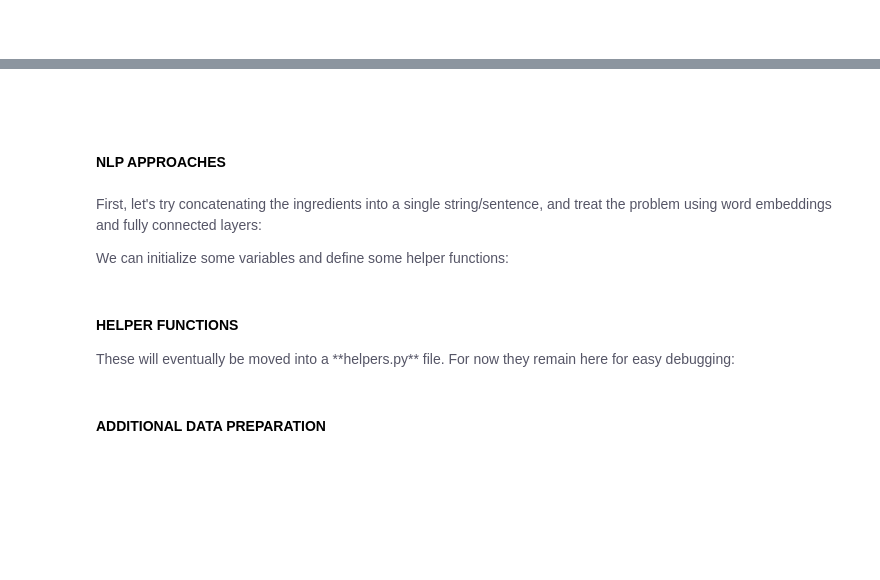
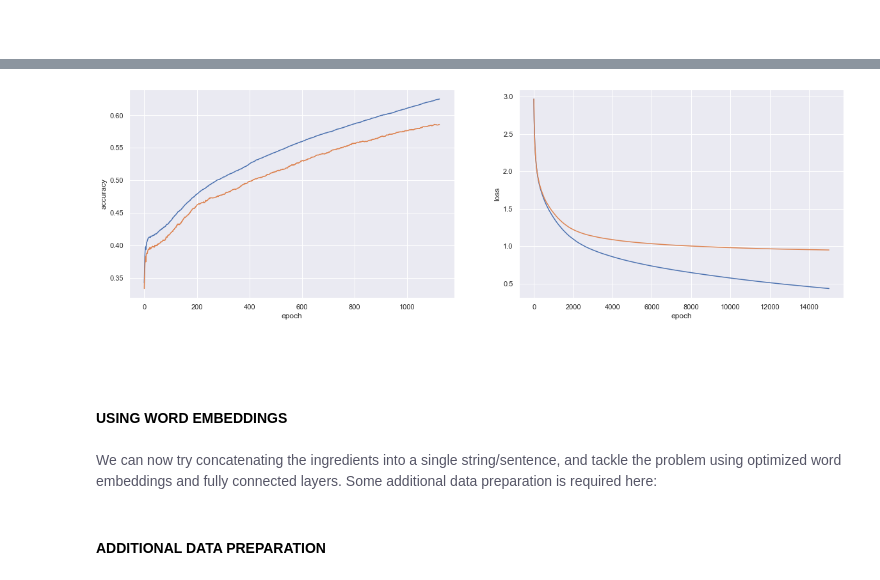
Before and after one commit to harveyhwm/kaggle-whats-cooking, a Jupyter notebook: kaggle-whats-cooking.ipynb, the cells around one changed output, grey strips where cells are left out. Drawn from its saved outputs; the diff is of its cells as text; code cells hidden in the pictures; blank space fills up the shorter version.

```diff
--- a/kaggle-whats-cooking.ipynb
+++ b/kaggle-whats-cooking.ipynb
@@ -343,0 +844,8 @@ pd.DataFrame.from_dict(train)
+# %%
+model1,model_history1,model_data1 = cbc_wrapper(data_ordinal,epochs=20000,verbose=1000,eval_metric='Accuracy')
+model1.save_model('models/catboost_1.json',format='json')
+model_history1.to_csv('models/catboost_history_1.csv',index=False)
+# %%
+model2,model_history2,model_data2 = cbc_wrapper(data_ordinal,epochs=20000,verbose=1000,eval_metric='MultiClass')
+model2.save_model('models/catboost_1.json',format='json')
+model_history2.to_csv('models/catboost_history_2.csv',index=False)
@@ -343,0 +870,3 @@ pd.DataFrame.from_dict(train)
+# %%
+model_history_all = pd.concat([model_history2.iloc[:,:3],model_history1[['learn_accuracy','validation_accuracy']]],axis=1)
+model_history_all.columns = ['epoch','loss','val_loss','accuracy','val_accuracy']
@@ -344,11 +901,14 @@ pd.DataFrame.from_dict(train)
+# %%
+fig,axes = plt.subplots(1, 2, figsize=(20,6))
+s = sns.lineplot(ax=axes[0], x = model_history_all['epoch'], y = model_history_all['accuracy'])
+s = sns.lineplot(ax=axes[0], x = model_history_all['epoch'], y = model_history_all['val_accuracy'])
+s = sns.lineplot(ax=axes[1], x = model_history_all['epoch'], y = model_history_all['loss'])
+s = sns.lineplot(ax=axes[1], x = model_history_all['epoch'], y = model_history_all['val_loss'])
+# %% [output]
+[figure, added]
 # %% [markdown]
 ####
 # %% [markdown]
-#### **NLP APPROACHES**
+#### **USING WORD EMBEDDINGS**
 # %% [markdown]
-<p style="font-weight: 500; color: #556;">First, let's try concatenating the ingredients into a single string/sentence, and treat the problem using word embeddings and fully connected layers:</p>
-<p style="font-weight: 500; color: #556;">We can initialize some variables and define some helper functions:</p>
+<p style="font-weight: 500; color: #556;">We can now try concatenating the ingredients into a single string/sentence, and tackle the problem using optimized word embeddings and fully connected layers.  Some additional data preparation is required here:</p>
-# %% [markdown]
-#####
-#### **HELPER FUNCTIONS**
-<p style="font-weight: 500; color: #556;">These will eventually be moved into a **helpers.py** file.  For now they remain here for easy debugging:</p>
```
Also changed, not shown: parts of 77 cells of this notebook, 2 other files.
